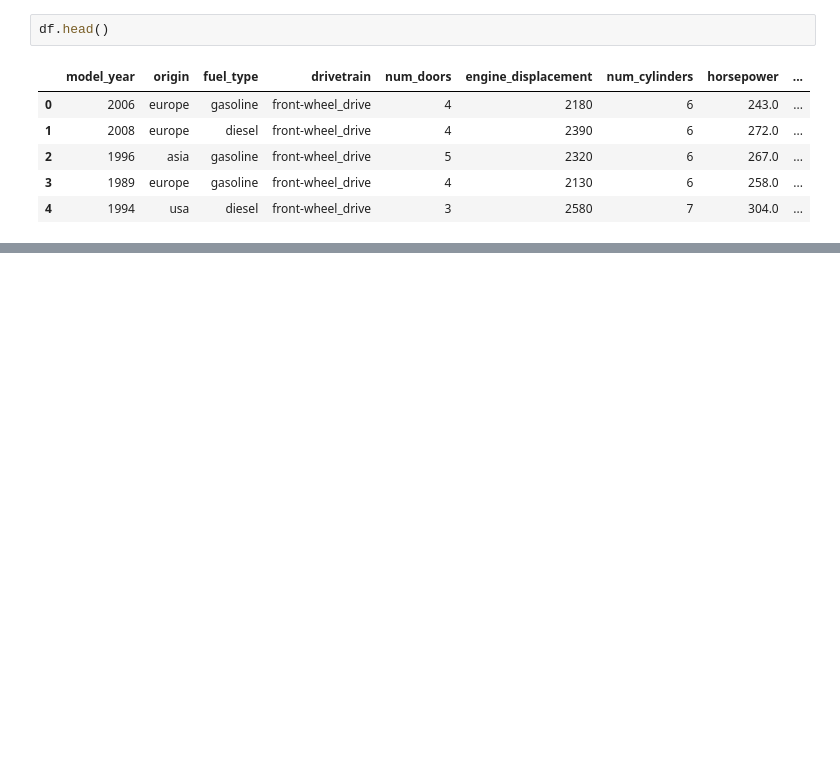
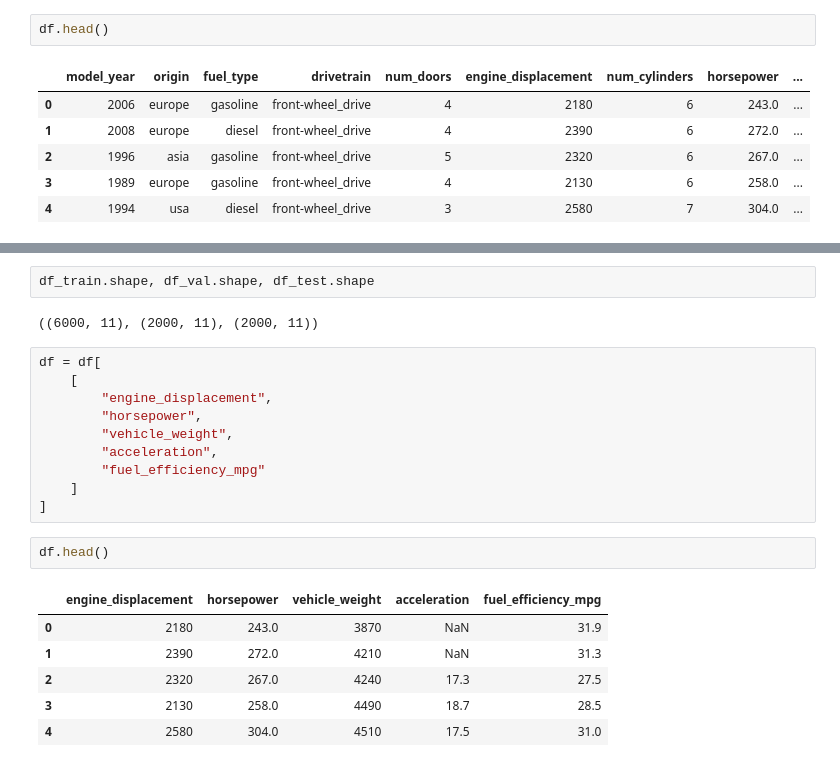
Before and after one commit to md-yaseen/machine-learning-zoomcamp, a Jupyter notebook: 02-regression/02-regression-homework.ipynb, the cells around one changed output, grey strips where cells are left out. Cells and saved outputs as stored; diff of their text form; blank space fills up the shorter version.

```diff
--- a/02-regression/02-regression-homework.ipynb
+++ b/02-regression/02-regression-homework.ipynb
@@ -73,0 +93,23 @@ df.head()
+# %%
+df_train.shape, df_val.shape, df_test.shape
+# %% [output]
+((6000, 11), (2000, 11), (2000, 11))
+# %%
+df = df[
+    [
+        "engine_displacement",
+        "horsepower",
+        "vehicle_weight",
+        "acceleration",
+        "fuel_efficiency_mpg"
+    ]
+]
+# %%
+df.head()
+# %% [output]
+|  | engine_displacement | horsepower | vehicle_weight | acceleration | fuel_efficiency_mpg |
+| 0 | 2180 | 243.0 | 3870 | NaN | 31.9 |
+| 1 | 2390 | 272.0 | 4210 | NaN | 31.3 |
+| 2 | 2320 | 267.0 | 4240 | 17.3 | 27.5 |
+| 3 | 2130 | 258.0 | 4490 | 18.7 | 28.5 |
+| 4 | 2580 | 304.0 | 4510 | 17.5 | 31.0 |
```
Also changed, not shown: parts of 25 cells of this notebook.
